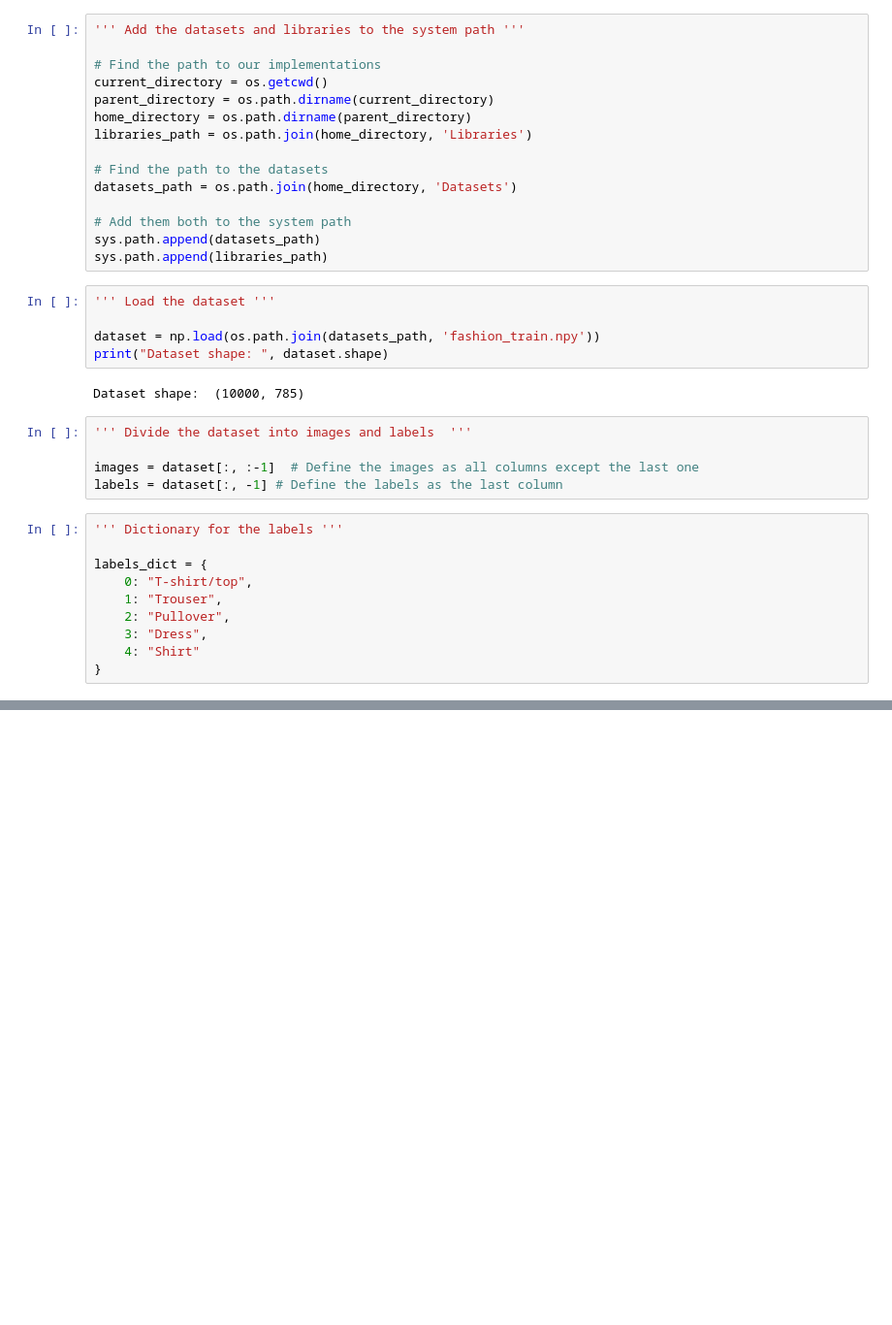
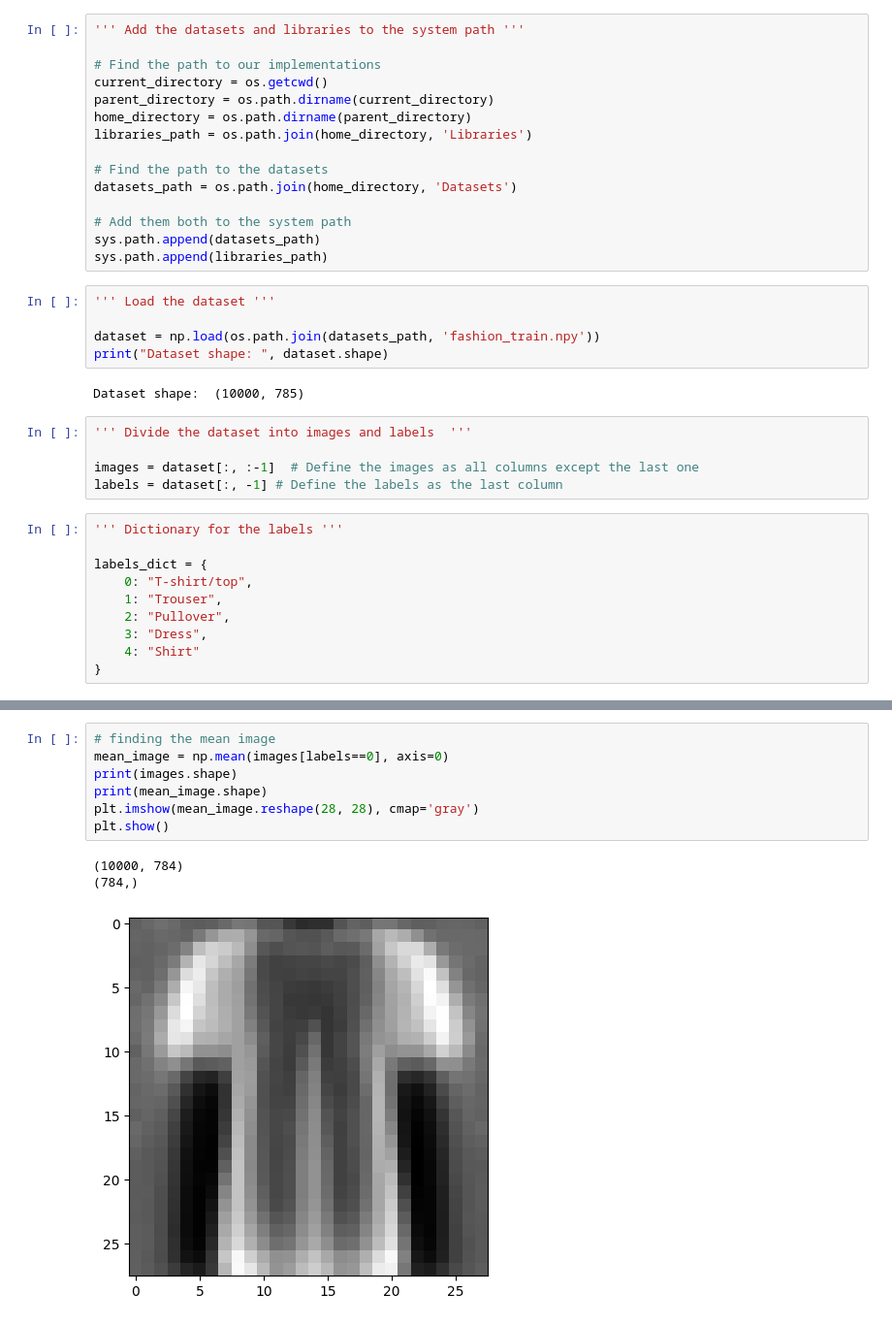
Before and after one commit to AnnaMariaGnat/ML_Project, a Jupyter notebook: Notebooks/01-EDA/01-PCA.ipynb, the cells around one changed output, grey strips where cells are left out. Shown at 97% size. Saved outputs shown, nothing was run; the diff lists cells and outputs as text; blank space fills up the shorter version.

```diff
--- a/Notebooks/01-EDA/01-PCA.ipynb
+++ b/Notebooks/01-EDA/01-PCA.ipynb
@@ -63,0 +87,11 @@ plt.show()
+# %%
+# finding the mean image
+mean_image = np.mean(images[labels==0], axis=0)
+print(images.shape)
+print(mean_image.shape)
+plt.imshow(mean_image.reshape(28, 28), cmap='gray')
+plt.show()
+# %% [output]
+(10000, 784)
+(784,)
+[figure, added]
```
Also changed, not shown: parts of 8 cells of this notebook.
